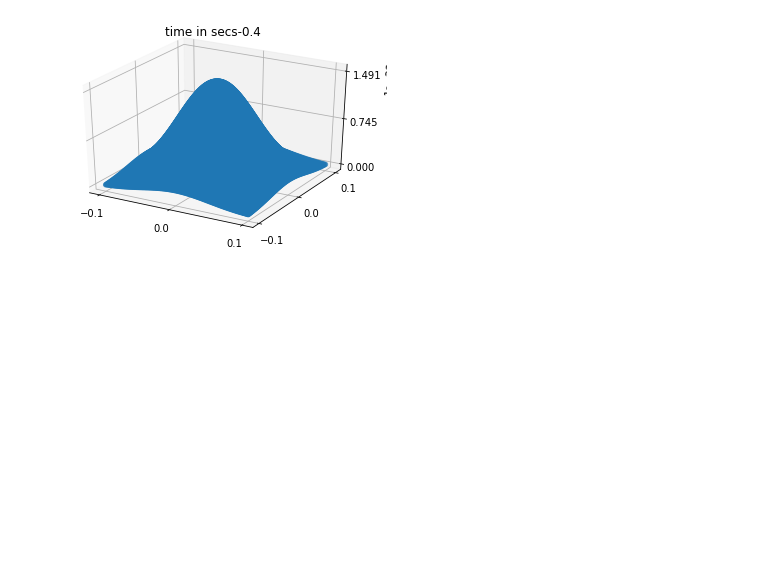
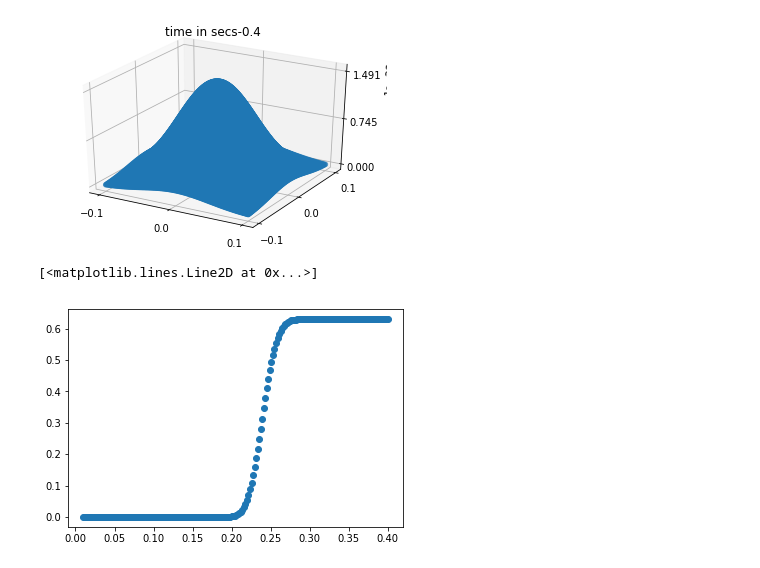
Before and after one commit to anirban-m/AI-Simulator, a Jupyter notebook: AI-simulator.ipynb, the cells around one changed output. Saved outputs shown, nothing was run; the diff lists cells and outputs as text; code cells hidden in the pictures; blank space fills up the shorter version.

```diff
--- a/AI-simulator.ipynb
+++ b/AI-simulator.ipynb
@@ -99,3 +99,17 @@ time in secs 0.4
 [figure]
 [figure]
 [figure]
+# %%
+#Expansion of the Atomic Cloud
+meanX = np.sum(np.sum(xMesh*Pxy,axis=0),axis=1)
+meanY = np.sum(np.sum(yMesh*Pxy,axis=0),axis=1)
+zMesh = l0+sigmaV*tMesh+0.5*g*tMesh*tMesh
+meanZ = np.sum(np.sum(zMesh*Pxy,axis=0),axis=1)
+stdevX =  np.cumsum(np.sum(np.sum(xMesh*xMesh*Pxy,axis=0),axis=1)-meanX*meanX)
+stdevY =  np.cumsum(np.sum(np.sum(yMesh*yMesh*Pxy,axis=0),axis=1)-meanY*meanY)
+stdevZ =  np.cumsum(np.sum(np.sum(zMesh*zMesh*Pxy,axis=0),axis=1)-meanZ*meanZ)
+# %%
+plt.plot(tArr,np.sqrt(stdevX+stdevY+stdevZ),linestyle='',marker='o')
+# %% [output]
+[<matplotlib.lines.Line2D at 0x...>]
+[figure, added]
```
